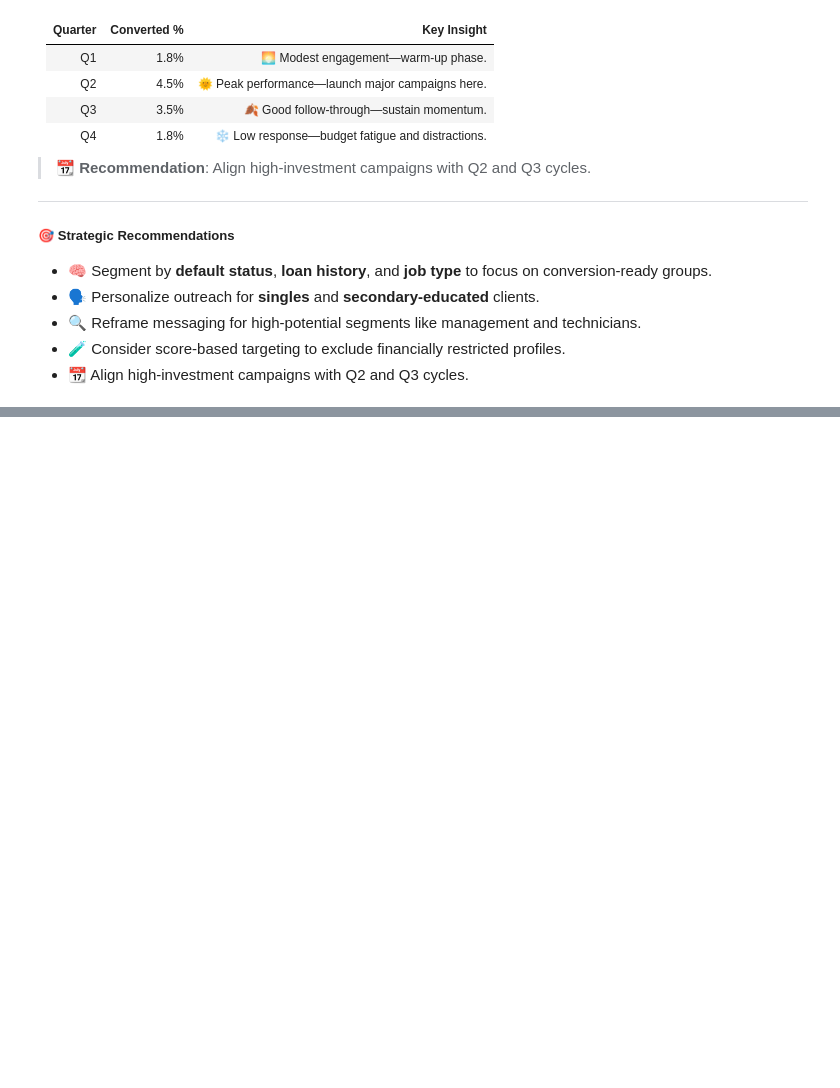
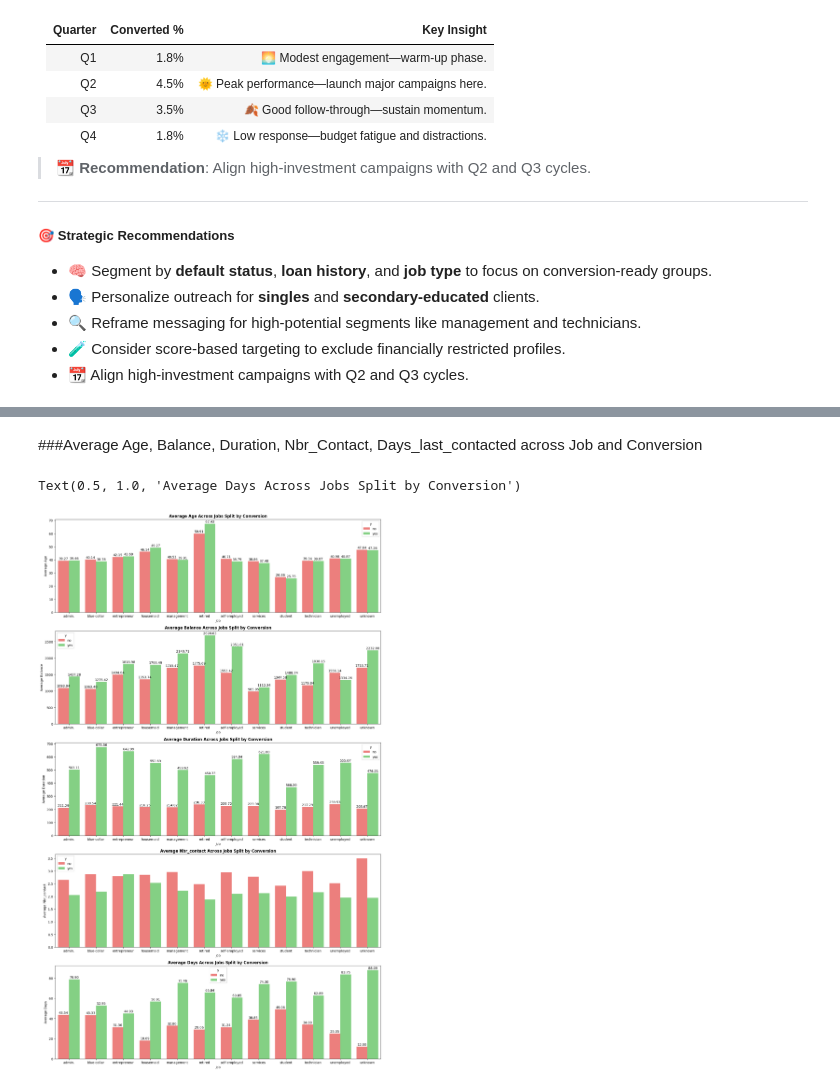
Before and after one commit to chayanbasu007/td_cross_sell_model, a Jupyter notebook: TD_Cross_Sell_Model.ipynb, the cells around one changed output, grey strips where cells are left out. Drawn from its saved outputs; the diff is of its cells as text; code cells hidden in the pictures; blank space fills up the shorter version.

```diff
--- a/TD_Cross_Sell_Model.ipynb
+++ b/TD_Cross_Sell_Model.ipynb
@@ -711,0 +712,8 @@ The image presents grouped bar charts across six dimensions—job, marital statu
+# %%
+job_td_df = df.groupby(['job','y']).agg(mean_age =('age','mean'),
+                                  mean_balance =('balance','mean'),
+                                  mean_duration =('duration','mean'),
+                                  mean_nbr_contact =('campaign','mean'),
+                                  mean_pdays =('pdays','mean'),
+                                  ).reset_index()
+job_td_df.head()
@@ -711,0 +727,47 @@ The image presents grouped bar charts across six dimensions—job, marital statu
+# %% [markdown]
+###Average Age, Balance, Duration, Nbr_Contact, Days_last_contacted across Job and Conversion
+# %%
+fig,axes = plt.subplots(5,1,figsize =(18,30))
+
+#fig1
+sns.barplot(data = job_td_df, x='job', y='mean_age', hue='y', errorbar=None, palette = custom_palette, ax = axes[0])
+for container in axes[0].containers:
+        axes[0].bar_label(container, fmt='%0.2f', label_type='edge', padding=1)
+axes[0].set_xlabel('Job')
+axes[0].set_ylabel('Average Age')
+axes[0].set_title('Average Age Across Jobs Split by Conversion', fontweight ='bold', fontsize = 12)
+
+#fig2
+sns.barplot(data = job_td_df, x='job', y='mean_balance', hue='y', errorbar=None, palette = custom_palette, ax = axes[1])
+for container in axes[1].containers:
+        axes[1].bar_label(container, fmt='%0.2f', label_type='edge', padding=1)
+axes[1].set_xlabel('Job')
+axes[1].set_ylabel('Average Balance')
+axes[1].set_title('Average Balance Across Jobs Split by Conversion', fontweight ='bold', fontsize = 12)
+
+#fig3
+sns.barplot(data = job_td_df, x='job', y='mean_duration', hue='y', errorbar=None, palette = custom_palette, ax = axes[2])
+for container in axes[2].containers:
+        axes[2].bar_label(container, fmt='%0.2f', label_type='edge', padding=1)
+axes[2].set_xlabel('Job')
+axes[2].set_ylabel('Average Duration')
+axes[2].set_title('Average Duration Across Jobs Split by Conversion', fontweight ='bold', fontsize = 12)
+
+#fig4
+sns.barplot(data = job_td_df, x='job', y='mean_nbr_contact', hue='y', errorbar=None, palette = custom_palette, ax = axes[3])
+for container in axes[0].containers:
+        axes[3].bar_label(container, fmt='%0.2f', label_type='edge', padding=1)
+axes[3].set_xlabel('Job')
+axes[3].set_ylabel('Average Nbr_contact')
+axes[3].set_title('Average Nbr_contact Across Jobs Split by Conversion', fontweight ='bold', fontsize = 12)
+
+#fig5
+sns.barplot(data = job_td_df, x='job', y='mean_pdays', hue='y', errorbar=None, palette = custom_palette, ax = axes[4])
+for container in axes[4].containers:
+        axes[4].bar_label(container, fmt='%0.2f', label_type='edge', padding=1)
+axes[4].set_xlabel('Job')
+axes[4].set_ylabel('Average Days')
+axes[4].set_title('Average Days Across Jobs Split by Conversion', fontweight ='bold', fontsize = 12)
+# %% [output]
+Text(0.5, 1.0, 'Average Days Across Jobs Split by Conversion')
+[figure, added]
```
Also changed, not shown: parts of 12 cells of this notebook.
